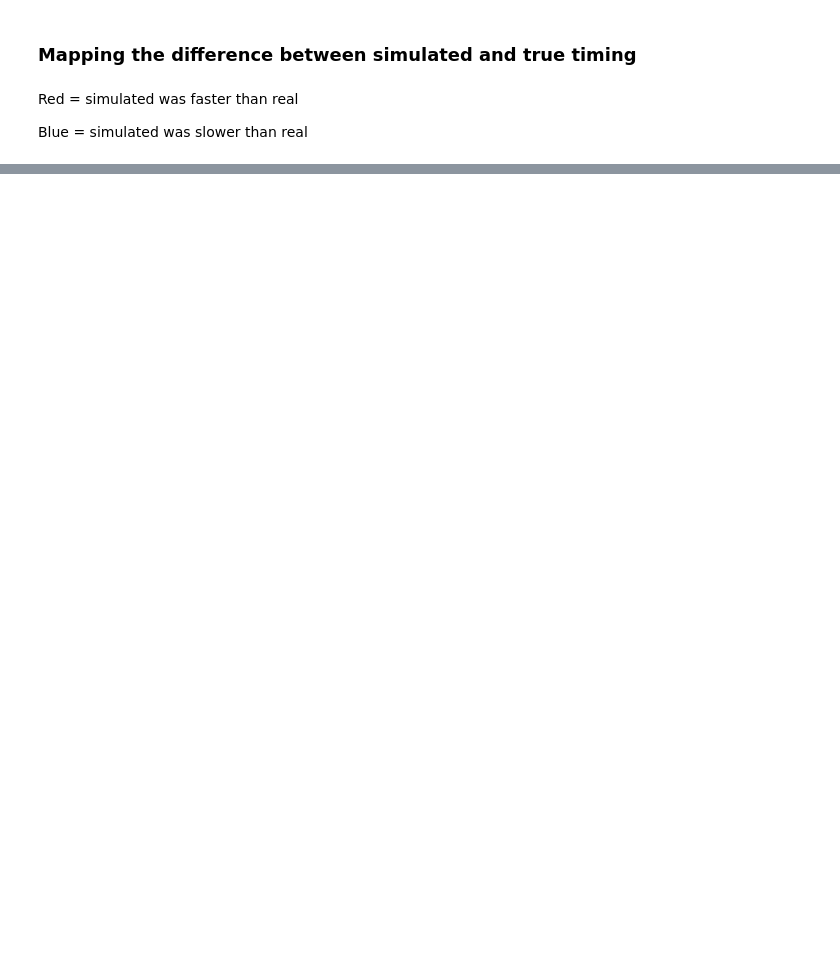
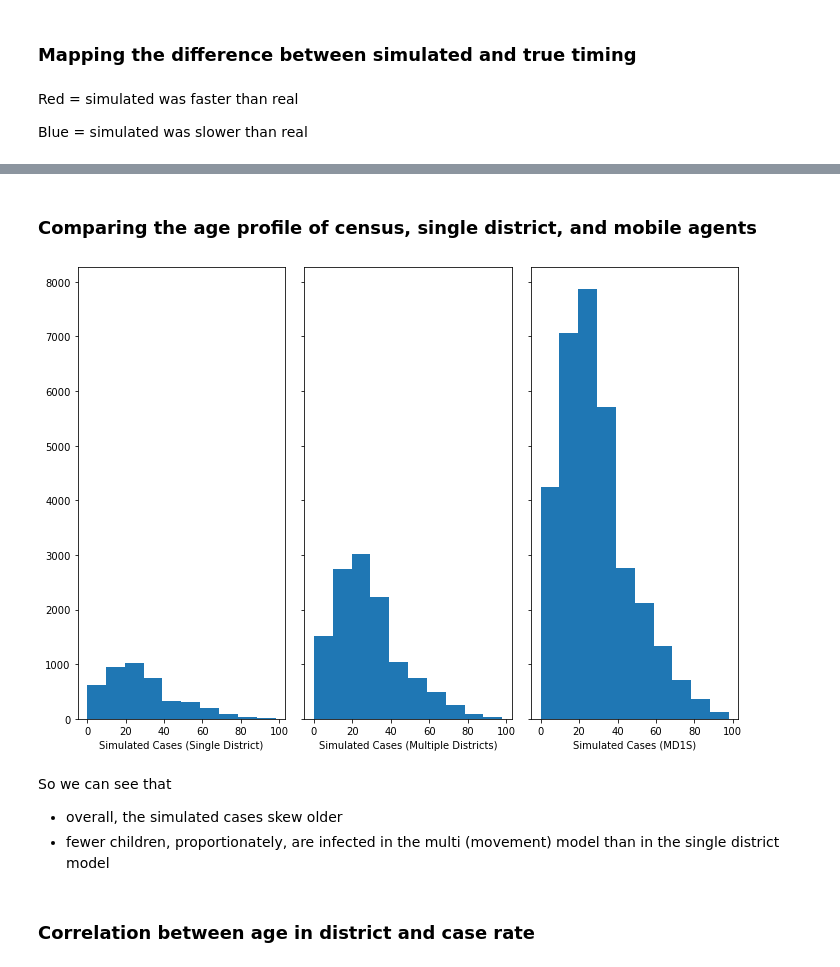
Before and after one commit to dime-worldbank/Disease-Modelling-SSA, a Jupyter notebook: notebooks/JavaOutputProcessing.ipynb, the cells around one changed output, grey strips where cells are left out. Drawn from its saved outputs; the diff is of its cells as text; code cells hidden in the pictures; blank space fills up the shorter version.

Commit message:
trying to understand impact of multiple versus single district

```diff
--- a/notebooks/JavaOutputProcessing.ipynb
+++ b/notebooks/JavaOutputProcessing.ipynb
@@ -683,0 +558,49 @@ plt.show()
+# %% [markdown]
+### Comparing the age profile of census, single district, and mobile agents
+# %%
+singDist_filename = "/Users/swise/workspace/worldbank/Disease-Modelling-SSA/java/WorldBankCovid19/infections_0.1_1_60_1234_oneDistOneStat.txt"
+multiDist_filename = "/Users/swise/workspace/worldbank/Disease-Modelling-SSA/java/WorldBankCovid19/infections_0.1_1_60_1234_movementDistricts.txt"
+multiD_oneStat_filename = "/Users/swise/workspace/worldbank/Disease-Modelling-SSA/java/WorldBankCovid19/infections_0.1_1_60_1234.txt"
+
+singDist_data = pd.read_csv(singDist_filename, sep='\t')
+multiDist_data = pd.read_csv(multiDist_filename, sep='\t')
+mD1S_data = pd.read_csv(multiD_oneStat_filename, sep='\t')
+
+census_filename = "/Users/swise/workspace/worldbank/Disease-Modelling-SSA/data/preprocessed/census/census_sample_5perc_040521.csv"
+census_data = pd.read_csv(census_filename, sep=',')
+# %%
+singDist_data["person_id"] = singDist_data["Host"]
+fullSing = singDist_data.merge(census_data, on="person_id", how="left")
+
+multiDist_data["person_id"] = multiDist_data["Host"]
+fullMulti = multiDist_data.merge(census_data, on="person_id", how="left")
+
+mD1S_data["person_id"] = mD1S_data["Host"]
+fullMD1S = mD1S_data.merge(census_data, on="person_id", how="left")
+# %%
+actualCasesSing = fullSing[fullSing["ContagiousAt"] != "-"]
+actualCasesMulti = fullMulti[fullMulti["ContagiousAt"] != "-"]
+actualCasesMD1S = fullMD1S[fullMD1S["ContagiousAt"] != "-"]
+# %%
+fig, axs = plt.subplots(1, 3, sharey=True, tight_layout=True, figsize=(10,7))
+
+# We can set the number of bins with the *bins* keyword argument.
+axs[0].hist(actualCasesSing["age"], bins=10)
+axs[0].set_xlabel('Simulated Cases (Single District)')
+#axs[1].hist(census_data["age"], bins=10)
+#axs[1].set_xlabel('Census')
+axs[1].hist(actualCasesMulti["age"], bins=10)
+axs[1].set_xlabel('Simulated Cases (Multiple Districts)')
+axs[2].hist(actualCasesMD1S["age"], bins=10)
+axs[2].set_xlabel('Simulated Cases (MD1S)')
+
+
+plt.show()
+# %% [output]
+[figure, added]
+# %% [markdown]
+So we can see that
+* overall, the simulated cases skew older
+* fewer children, proportionately, are infected in the multi (movement) model than in the single district model
+# %% [markdown]
+### Correlation between age in district and case rate
```
Also changed, not shown: parts of 37 cells of this notebook, 1 other file.
